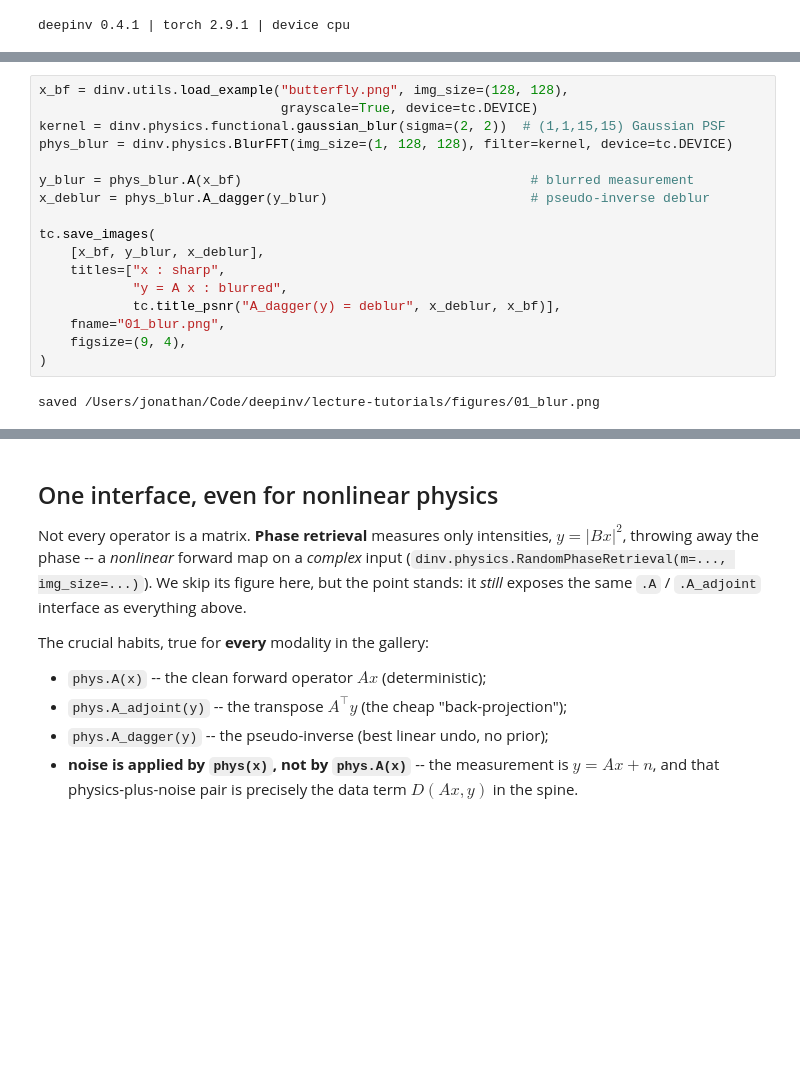
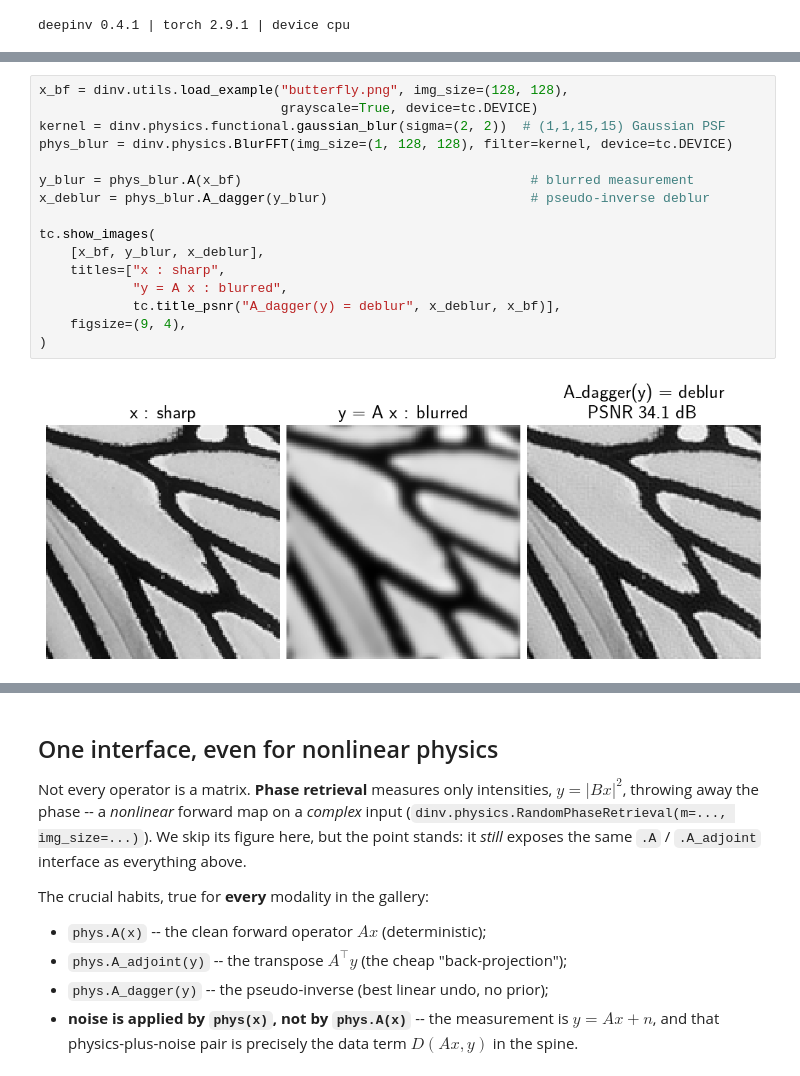
Before and after one commit to jon-dong/deepinv, a Jupyter notebook: lecture-tutorials/01_forward_operators.ipynb, the cells around one changed output, grey strips where cells are left out. Saved outputs shown, nothing was run; the diff lists cells and outputs as text; blank space fills up the shorter version.

```diff
--- a/lecture-tutorials/01_forward_operators.ipynb
+++ b/lecture-tutorials/01_forward_operators.ipynb
@@ -95,19 +130,18 @@ the next notebook).
 # %%
 x_bf = dinv.utils.load_example("butterfly.png", img_size=(128, 128),
                                grayscale=True, device=tc.DEVICE)
 kernel = dinv.physics.functional.gaussian_blur(sigma=(2, 2))  # (1,1,15,15) Gaussian PSF
 phys_blur = dinv.physics.BlurFFT(img_size=(1, 128, 128), filter=kernel, device=tc.DEVICE)
 
 y_blur = phys_blur.A(x_bf)                                     # blurred measurement
 x_deblur = phys_blur.A_dagger(y_blur)                          # pseudo-inverse deblur
 
-tc.save_images(
+tc.show_images(
     [x_bf, y_blur, x_deblur],
     titles=["x : sharp",
             "y = A x : blurred",
             tc.title_psnr("A_dagger(y) = deblur", x_deblur, x_bf)],
-    fname="01_blur.png",
     figsize=(9, 4),
 )
 # %% [output]
-saved /Users/jonathan/Code/deepinv/lecture-tutorials/figures/01_blur.png
+[figure, added]
```
Also changed, not shown: parts of 12 cells of this notebook, 5 other files.
